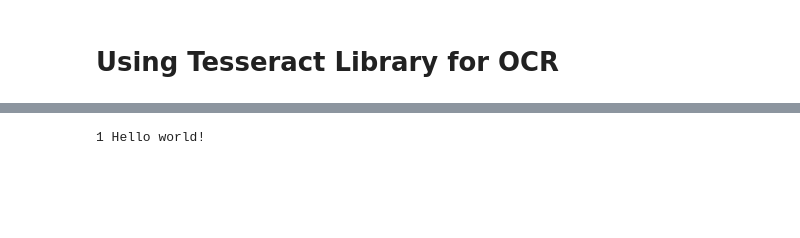
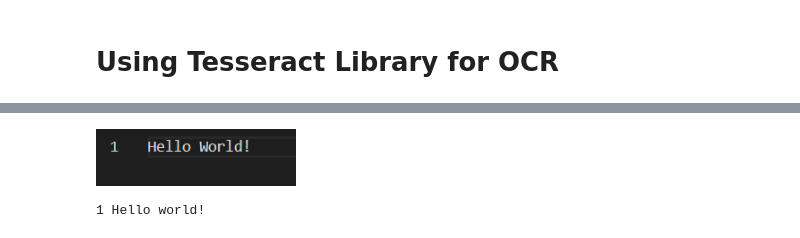
Before and after one commit to alihammadbaig/ML, a Jupyter notebook: Optical_character_recognition.ipynb, the cells around one changed output, grey strips where cells are left out. Drawn from its saved outputs; the diff is of its cells as text; code cells hidden in the pictures; blank space fills up the shorter version.

Commit message:
display the original images as well

```diff
--- a/Optical_character_recognition.ipynb
+++ b/Optical_character_recognition.ipynb
@@ -25,3 +28,7 @@ Saving hello_world.PNG to hello_world.PNG
+# %%
+Img("hello_world.PNG", width=200, height=50)
+# %% [output]
+[figure, added]
 # %%
 extractedInformation = pytesseract.image_to_string(Image.open('hello_world.PNG'))
 
```
Also changed, not shown: parts of 11 cells of this notebook.
